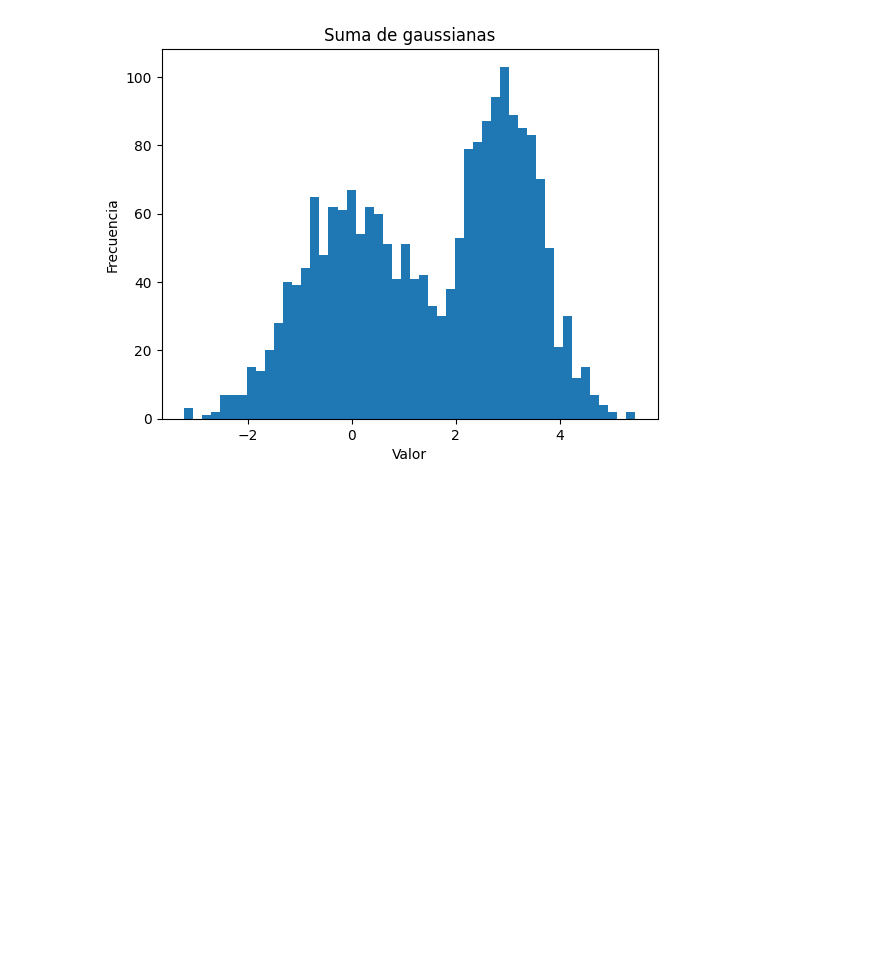
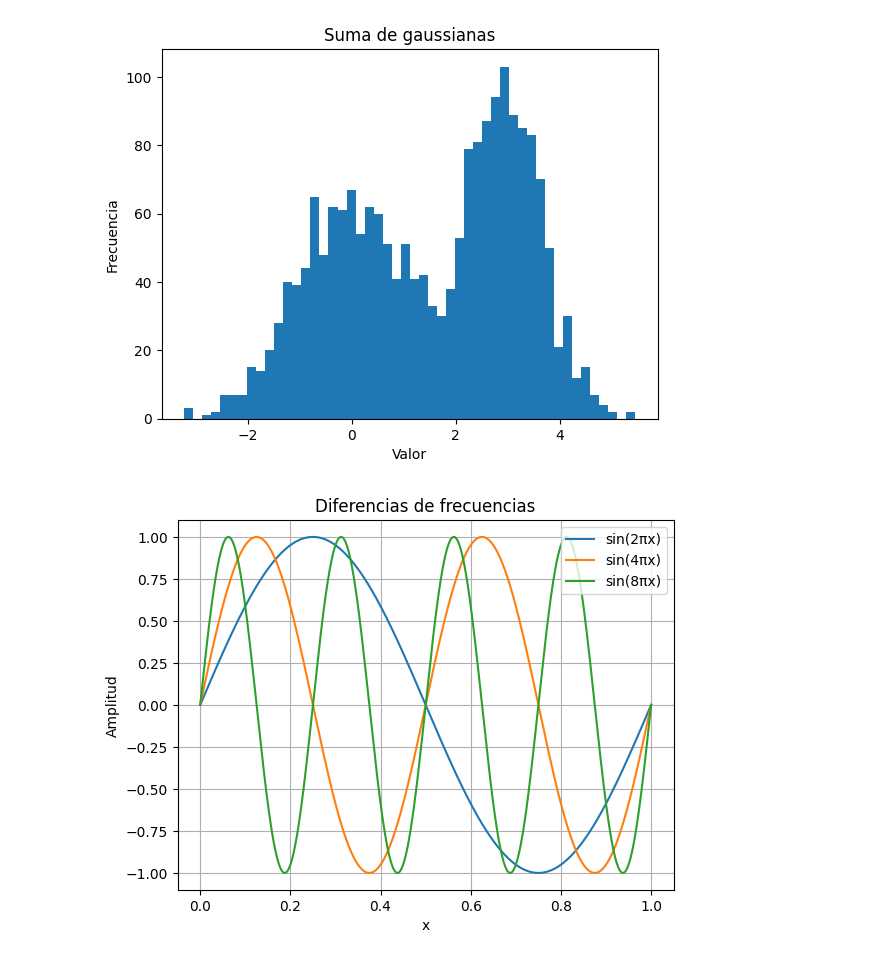
Before and after one commit to GeraMaple/IA-2026-1, a Jupyter notebook: tareas/Introducción a Numpy y Matplotlib.ipynb, the cells around one changed output. Drawn from its saved outputs; the diff is of its cells as text; code cells hidden in the pictures; blank space fills up the shorter version.

```diff
--- a/tareas/Introducción a Numpy y Matplotlib.ipynb
+++ b/tareas/Introducción a Numpy y Matplotlib.ipynb
@@ -562,0 +561,20 @@ plt.show()
+# %%
+#Problema 2
+
+#En cada caso se duplica la frecuencia y hay el doble de oscilaciones
+
+x = np.linspace(0, 1, 1000)
+y1 = np.sin(2*(np.pi)*x)
+y2 = np.sin(4*(np.pi)*x)
+y3 = np.sin(8*(np.pi)*x)
+
+plt.plot(x,y1, label='sin(2πx)')
+plt.plot(x,y2, label='sin(4πx)')
+plt.plot(x,y3, label='sin(8πx)')
+
+plt.xlabel("x")
+plt.ylabel("Amplitud")
+plt.title("Diferencias de frecuencias")
+plt.legend(loc=0)
+# %% [output]
+[figure, added]
```
Also changed, not shown: parts of 3 cells of this notebook.
